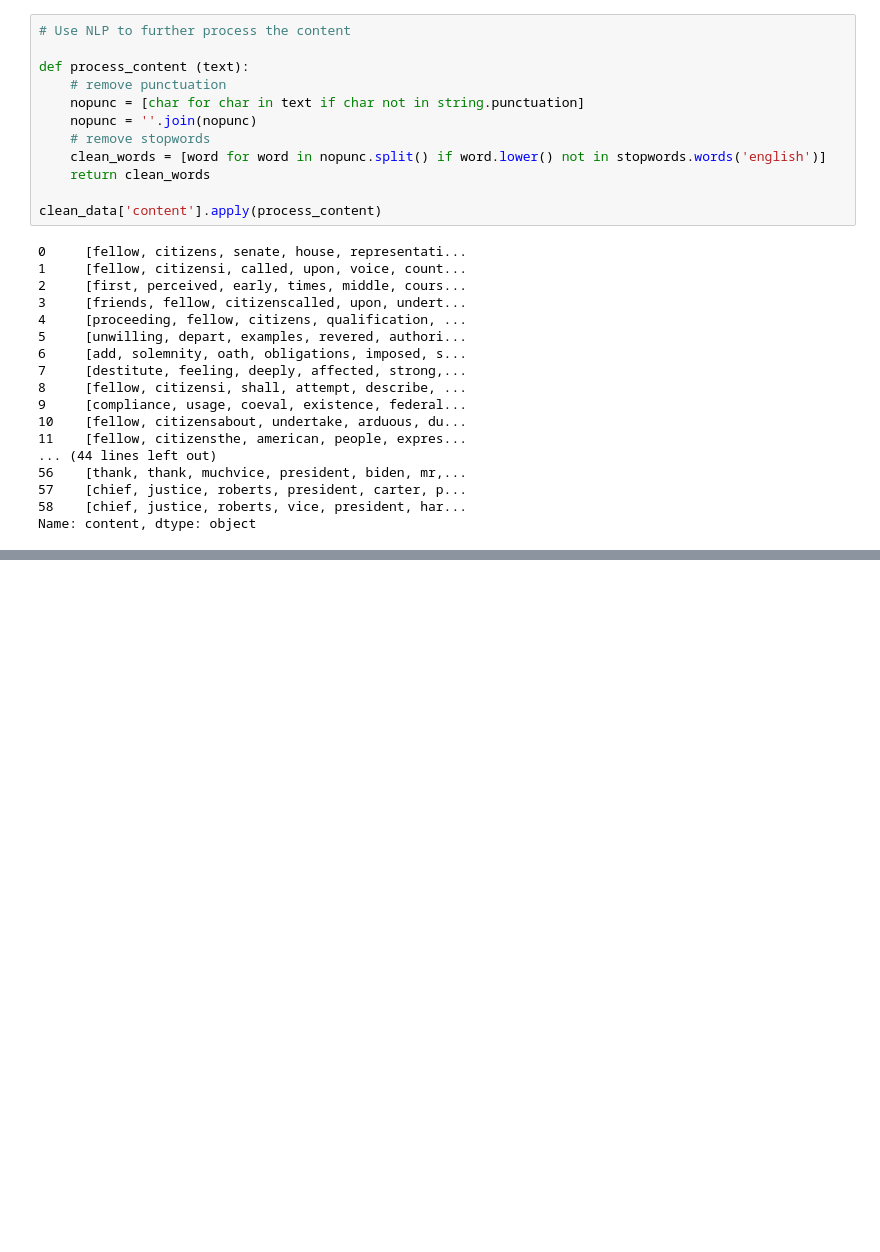
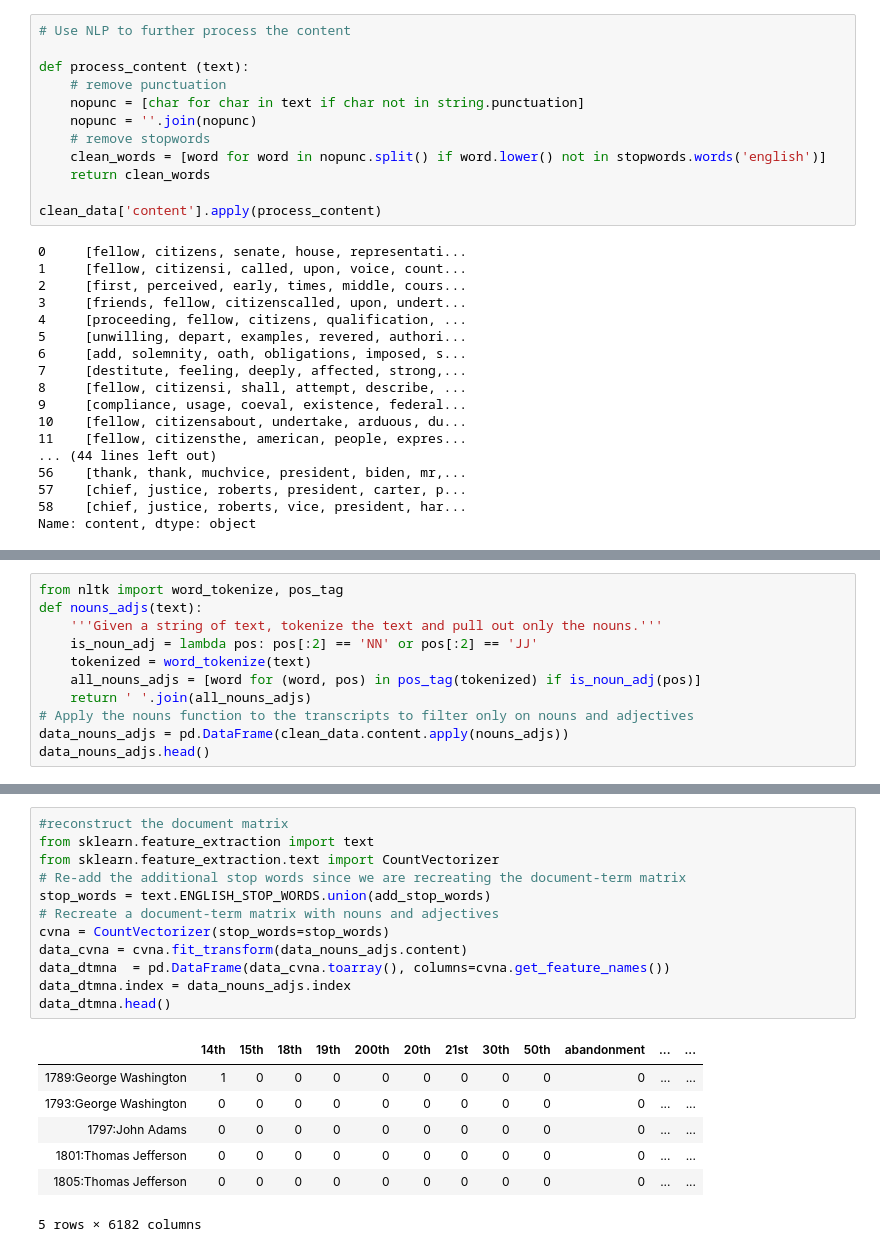
Before and after one commit to lincarrieli/DATA620-Web-Analytics, a Jupyter notebook: Data620_Final_project_Lin_Tony.ipynb, the cells around one changed output, grey strips where cells are left out. Saved outputs shown, nothing was run; the diff lists cells and outputs as text; blank space fills up the shorter version.

```diff
--- a/Data620_Final_project_Lin_Tony.ipynb
+++ b/Data620_Final_project_Lin_Tony.ipynb
@@ -110,0 +287,11 @@ Name: content, dtype: object
+# %%
+from nltk import word_tokenize, pos_tag
+def nouns_adjs(text):
+    '''Given a string of text, tokenize the text and pull out only the nouns.'''
+    is_noun_adj = lambda pos: pos[:2] == 'NN' or pos[:2] == 'JJ'
+    tokenized = word_tokenize(text)
+    all_nouns_adjs = [word for (word, pos) in pos_tag(tokenized) if is_noun_adj(pos)]
+    return ' '.join(all_nouns_adjs)
+# Apply the nouns function to the transcripts to filter only on nouns and adjectives
+data_nouns_adjs = pd.DataFrame(clean_data.content.apply(nouns_adjs))
+data_nouns_adjs.head()
@@ -110,0 +305,20 @@ Name: content, dtype: object
+# %%
+#reconstruct the document matrix
+from sklearn.feature_extraction import text
+from sklearn.feature_extraction.text import CountVectorizer
+# Re-add the additional stop words since we are recreating the document-term matrix
+stop_words = text.ENGLISH_STOP_WORDS.union(add_stop_words)
+# Recreate a document-term matrix with nouns and adjectives
+cvna = CountVectorizer(stop_words=stop_words)
+data_cvna = cvna.fit_transform(data_nouns_adjs.content)
+data_dtmna  = pd.DataFrame(data_cvna.toarray(), columns=cvna.get_feature_names())
+data_dtmna.index = data_nouns_adjs.index
+data_dtmna.head()
+# %% [output]
+|  | 14th | 15th | 18th | 19th | 200th | 20th | 21st | 30th | 50th | abandonment | ... | ... |
+| 1789:George Washington | 1 | 0 | 0 | 0 | 0 | 0 | 0 | 0 | 0 | 0 | ... | ... |
+| 1793:George Washington | 0 | 0 | 0 | 0 | 0 | 0 | 0 | 0 | 0 | 0 | ... | ... |
+| 1797:John Adams | 0 | 0 | 0 | 0 | 0 | 0 | 0 | 0 | 0 | 0 | ... | ... |
+| 1801:Thomas Jefferson | 0 | 0 | 0 | 0 | 0 | 0 | 0 | 0 | 0 | 0 | ... | ... |
+| 1805:Thomas Jefferson | 0 | 0 | 0 | 0 | 0 | 0 | 0 | 0 | 0 | 0 | ... | ... |
+5 rows × 6182 columns
```
Also changed, not shown: parts of 20 cells of this notebook.
